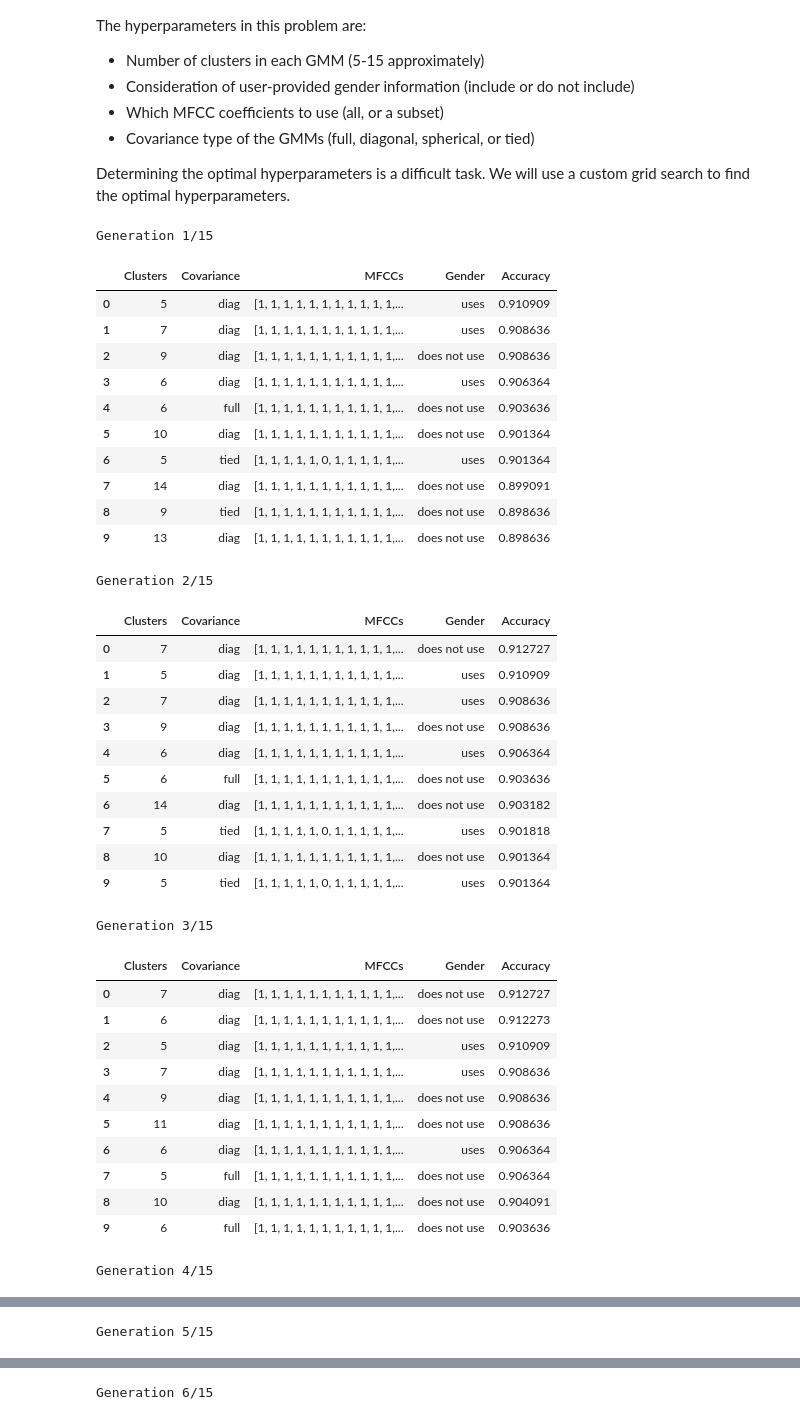
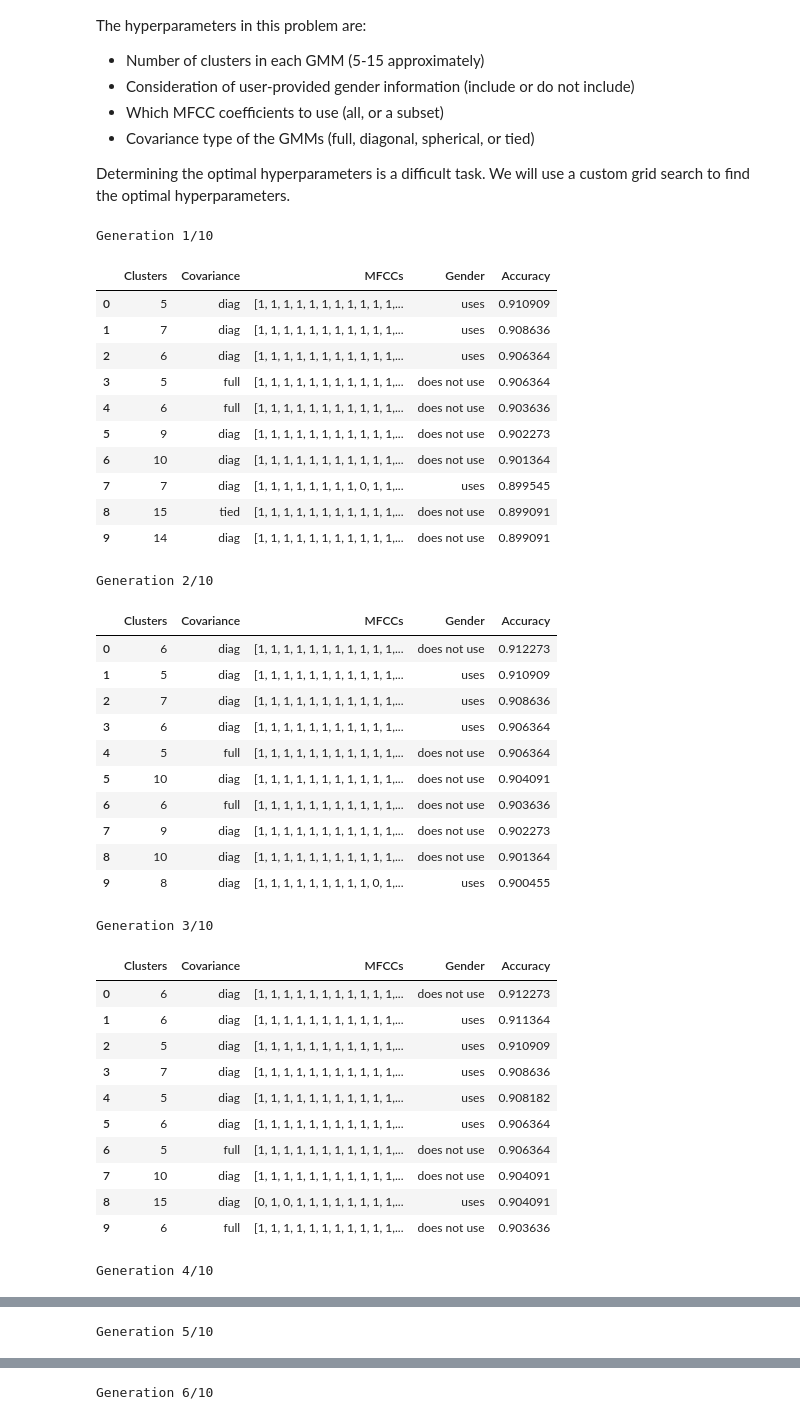
Before and after one commit to mbryant2025/SpokenDigits, a Jupyter notebook: main.ipynb, the cells around one changed output, grey strips where cells are left out. Saved outputs shown, nothing was run; the diff lists cells and outputs as text; code cells hidden in the pictures.

```diff
--- a/main.ipynb
+++ b/main.ipynb
@@ -575,7 +575,7 @@ import concurrent.futures
 
 def perform_genetic_algorithm(train, test, population_size=100, num_generations=10, elite_percentage=0.1,
                               cluster_range=(5, 16), covariance_types=['full', 'spherical', 'diag', 'tied'],
-                              max_mfcc_excluded=5, mutation_prob = 0.25, nuke_genes_prob = 0.1):
+                              max_mfcc_excluded=5, mutation_prob = 0.25, nuke_genes_prob = 0.1, cache_num=15):
     '''
     Perform a genetic algorithm to find the best parameters for the digit classifier.
 
@@ -649,7 +649,7 @@ def perform_genetic_algorithm(train, test, population_size=100, num_generations=
         key = tuple(individual_tuple)
         if key in cached_results:
             num_evaluations, avg_accuracy = cached_results[key]
-            if num_evaluations < 15:
+            if num_evaluations < cache_num:
                 model = get_model(individual)
                 model.fit(train)
                 accuracy = model.test_accuracy(test)
@@ -752,43 +752,43 @@ def perform_genetic_algorithm(train, test, population_size=100, num_generations=
     # Display top 10 results
     display_top_results(population_with_acc)
 # %%
-perform_genetic_algorithm(X_TRAIN, TEST, population_size=200, num_generations=15, elite_percentage=0.2)
+perform_genetic_algorithm(X_TRAIN, TEST, population_size=500, num_generations=10, elite_percentage=0.5, cache_num=25)
 # %% [output]
-Generation 1/15
+Generation 1/10
 |  | Clusters | Covariance | MFCCs | Gender | Accuracy |
 | 0 | 5 | diag | [1, 1, 1, 1, 1, 1, 1, 1, 1, 1, 1,... | uses | 0.910909 |
 | 1 | 7 | diag | [1, 1, 1, 1, 1, 1, 1, 1, 1, 1, 1,... | uses | 0.908636 |
-| 2 | 9 | diag | [1, 1, 1, 1, 1, 1, 1, 1, 1, 1, 1,... | does not use | 0.908636 |
-| 3 | 6 | diag | [1, 1, 1, 1, 1, 1, 1, 1, 1, 1, 1,... | uses | 0.906364 |
+| 2 | 6 | diag | [1, 1, 1, 1, 1, 1, 1, 1, 1, 1, 1,... | uses | 0.906364 |
+| 3 | 5 | full | [1, 1, 1, 1, 1, 1, 1, 1, 1, 1, 1,... | does not use | 0.906364 |
 | 4 | 6 | full | [1, 1, 1, 1, 1, 1, 1, 1, 1, 1, 1,... | does not use | 0.903636 |
-| 5 | 10 | diag | [1, 1, 1, 1, 1, 1, 1, 1, 1, 1, 1,... | does not use | 0.901364 |
-| 6 | 5 | tied | [1, 1, 1, 1, 1, 0, 1, 1, 1, 1, 1,... | uses | 0.901364 |
-| 7 | 14 | diag | [1, 1, 1, 1, 1, 1, 1, 1, 1, 1, 1,... | does not use | 0.899091 |
-| 8 | 9 | tied | [1, 1, 1, 1, 1, 1, 1, 1, 1, 1, 1,... | does not use | 0.898636 |
-| 9 | 13 | diag | [1, 1, 1, 1, 1, 1, 1, 1, 1, 1, 1,... | does not use | 0.898636 |
+| 5 | 9 | diag | [1, 1, 1, 1, 1, 1, 1, 1, 1, 1, 1,... | does not use | 0.902273 |
+| 6 | 10 | diag | [1, 1, 1, 1, 1, 1, 1, 1, 1, 1, 1,... | does not use | 0.901364 |
+| 7 | 7 | diag | [1, 1, 1, 1, 1, 1, 1, 1, 0, 1, 1,... | uses | 0.899545 |
+| 8 | 15 | tied | [1, 1, 1, 1, 1, 1, 1, 1, 1, 1, 1,... | does not use | 0.899091 |
+| 9 | 14 | diag | [1, 1, 1, 1, 1, 1, 1, 1, 1, 1, 1,... | does not use | 0.899091 |
-Generation 2/15
+Generation 2/10
 |  | Clusters | Covariance | MFCCs | Gender | Accuracy |
-| 0 | 7 | diag | [1, 1, 1, 1, 1, 1, 1, 1, 1, 1, 1,... | does not use | 0.912727 |
+| 0 | 6 | diag | [1, 1, 1, 1, 1, 1, 1, 1, 1, 1, 1,... | does not use | 0.912273 |
 | 1 | 5 | diag | [1, 1, 1, 1, 1, 1, 1, 1, 1, 1, 1,... | uses | 0.910909 |
 | 2 | 7 | diag | [1, 1, 1, 1, 1, 1, 1, 1, 1, 1, 1,... | uses | 0.908636 |
-| 3 | 9 | diag | [1, 1, 1, 1, 1, 1, 1, 1, 1, 1, 1,... | does not use | 0.908636 |
-| 4 | 6 | diag | [1, 1, 1, 1, 1, 1, 1, 1, 1, 1, 1,... | uses | 0.906364 |
-| 5 | 6 | full | [1, 1, 1, 1, 1, 1, 1, 1, 1, 1, 1,... | does not use | 0.903636 |
-| 6 | 14 | diag | [1, 1, 1, 1, 1, 1, 1, 1, 1, 1, 1,... | does not use | 0.903182 |
-| 7 | 5 | tied | [1, 1, 1, 1, 1, 0, 1, 1, 1, 1, 1,... | uses | 0.901818 |
+| 3 | 6 | diag | [1, 1, 1, 1, 1, 1, 1, 1, 1, 1, 1,... | uses | 0.906364 |
+| 4 | 5 | full | [1, 1, 1, 1, 1, 1, 1, 1, 1, 1, 1,... | does not use | 0.906364 |
+| 5 | 10 | diag | [1, 1, 1, 1, 1, 1, 1, 1, 1, 1, 1,... | does not use | 0.904091 |
+| 6 | 6 | full | [1, 1, 1, 1, 1, 1, 1, 1, 1, 1, 1,... | does not use | 0.903636 |
+| 7 | 9 | diag | [1, 1, 1, 1, 1, 1, 1, 1, 1, 1, 1,... | does not use | 0.902273 |
 | 8 | 10 | diag | [1, 1, 1, 1, 1, 1, 1, 1, 1, 1, 1,... | does not use | 0.901364 |
-| 9 | 5 | tied | [1, 1, 1, 1, 1, 0, 1, 1, 1, 1, 1,... | uses | 0.901364 |
+| 9 | 8 | diag | [1, 1, 1, 1, 1, 1, 1, 1, 1, 0, 1,... | uses | 0.900455 |
-Generation 3/15
+Generation 3/10
 |  | Clusters | Covariance | MFCCs | Gender | Accuracy |
-| 0 | 7 | diag | [1, 1, 1, 1, 1, 1, 1, 1, 1, 1, 1,... | does not use | 0.912727 |
-| 1 | 6 | diag | [1, 1, 1, 1, 1, 1, 1, 1, 1, 1, 1,... | does not use | 0.912273 |
+| 0 | 6 | diag | [1, 1, 1, 1, 1, 1, 1, 1, 1, 1, 1,... | does not use | 0.912273 |
+| 1 | 6 | diag | [1, 1, 1, 1, 1, 1, 1, 1, 1, 1, 1,... | uses | 0.911364 |
 | 2 | 5 | diag | [1, 1, 1, 1, 1, 1, 1, 1, 1, 1, 1,... | uses | 0.910909 |
 | 3 | 7 | diag | [1, 1, 1, 1, 1, 1, 1, 1, 1, 1, 1,... | uses | 0.908636 |
-| 4 | 9 | diag | [1, 1, 1, 1, 1, 1, 1, 1, 1, 1, 1,... | does not use | 0.908636 |
-| 5 | 11 | diag | [1, 1, 1, 1, 1, 1, 1, 1, 1, 1, 1,... | does not use | 0.908636 |
-| 6 | 6 | diag | [1, 1, 1, 1, 1, 1, 1, 1, 1, 1, 1,... | uses | 0.906364 |
-| 7 | 5 | full | [1, 1, 1, 1, 1, 1, 1, 1, 1, 1, 1,... | does not use | 0.906364 |
-| 8 | 10 | diag | [1, 1, 1, 1, 1, 1, 1, 1, 1, 1, 1,... | does not use | 0.904091 |
+| 4 | 5 | diag | [1, 1, 1, 1, 1, 1, 1, 1, 1, 1, 1,... | uses | 0.908182 |
+| 5 | 6 | diag | [1, 1, 1, 1, 1, 1, 1, 1, 1, 1, 1,... | uses | 0.906364 |
+| 6 | 5 | full | [1, 1, 1, 1, 1, 1, 1, 1, 1, 1, 1,... | does not use | 0.906364 |
+| 7 | 10 | diag | [1, 1, 1, 1, 1, 1, 1, 1, 1, 1, 1,... | does not use | 0.904091 |
+| 8 | 15 | diag | [0, 1, 0, 1, 1, 1, 1, 1, 1, 1, 1,... | uses | 0.904091 |
 | 9 | 6 | full | [1, 1, 1, 1, 1, 1, 1, 1, 1, 1, 1,... | does not use | 0.903636 |
-Generation 4/15
+Generation 4/10
 |  | Clusters | Covariance | MFCCs | Gender | Accuracy |
@@ -803,4 +803,4 @@ Generation 4/15
 | 8 | 6 | diag | [1, 1, 1, 1, 1, 1, 1, 1, 1, 1, 1,... | uses | 0.906364 |
 | 9 | 5 | full | [1, 1, 1, 1, 1, 1, 1, 1, 1, 1, 1,... | does not use | 0.906364 |
-Generation 5/15
+Generation 5/10
 |  | Clusters | Covariance | MFCCs | Gender | Accuracy |
@@ -817,2 +817,2 @@ Generation 5/15
-Generation 6/15
+Generation 6/10
 |  | Clusters | Covariance | MFCCs | Gender | Accuracy |
```
Also changed, not shown: parts of 1 cell of this notebook.
